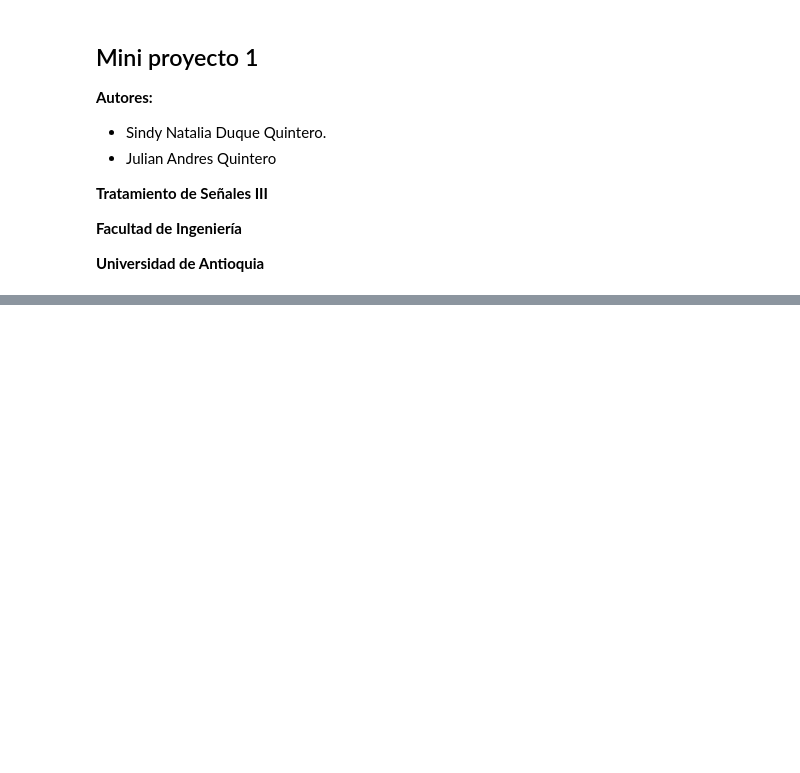
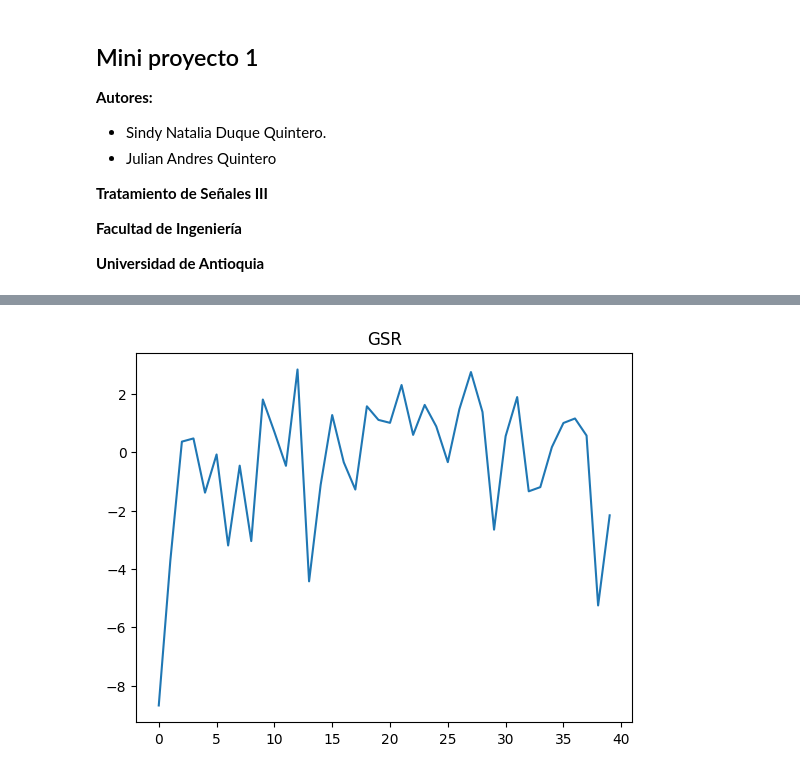
Before and after one commit to Julian-quintero/miniProyect1-signals3, a Jupyter notebook: mini_proyecto_1.ipynb, the cells around one changed output, grey strips where cells are left out. Cells and saved outputs as stored; diff of their text form; code cells hidden in the pictures; blank space fills up the shorter version.

```diff
--- a/mini_proyecto_1.ipynb
+++ b/mini_proyecto_1.ipynb
@@ -32,0 +124,24 @@ signalP4 = datosP4['data']
+# %%
+def featuresGSR(signalFromVideo):
+
+  dbGSR = signalP1[:,36,:]
+  averageSkinResistance = []
+  averageDerivate = []
+  averageDerivateNegative = []
+
+  for i in range(0,40): # hacemos un loop de los 40 videos y sacamos las respectivas caracteristicas
+
+    meanGSR = np.mean(dbGSR[i,:])
+    diffGSR = np.diff(dbGSR[i,:])
+    averageSkinResistance.append(meanGSR)
+    averageDerivate.append(np.mean(diffGSR))
+    derivate = diffGSR
+    averageDerivateNegative.append(np.mean(derivate[np.where(derivate<0)]))
+
+  #convertimos a un arreglo numpy.
+
+  averageSkinResistance = np.array(averageSkinResistance)
+  averageDerivate = np.array(averageDerivate)
+  averageDerivateNegative = np.array(averageDerivateNegative)
+
+  return averageSkinResistance, averageDerivate, averageDerivateNegative
@@ -32,0 +201,8 @@ signalP4 = datosP4['data']
+# %%
+averageSkinResistance, averageDerivate, averageDerivateNegative = featuresGSR(signalP4)
+plt.plot(averageDerivate)
+#print(averageSkinResistance[0])
+plt.title('GSR')
+plt.show()
+# %% [output]
+[figure, added]
```
Also changed, not shown: parts of 23 cells of this notebook.
